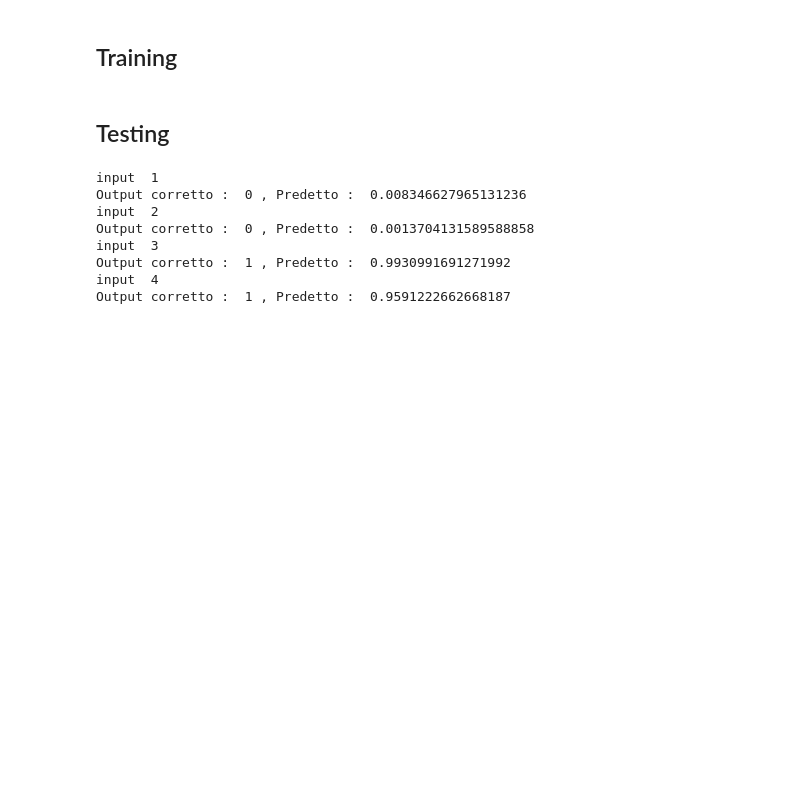
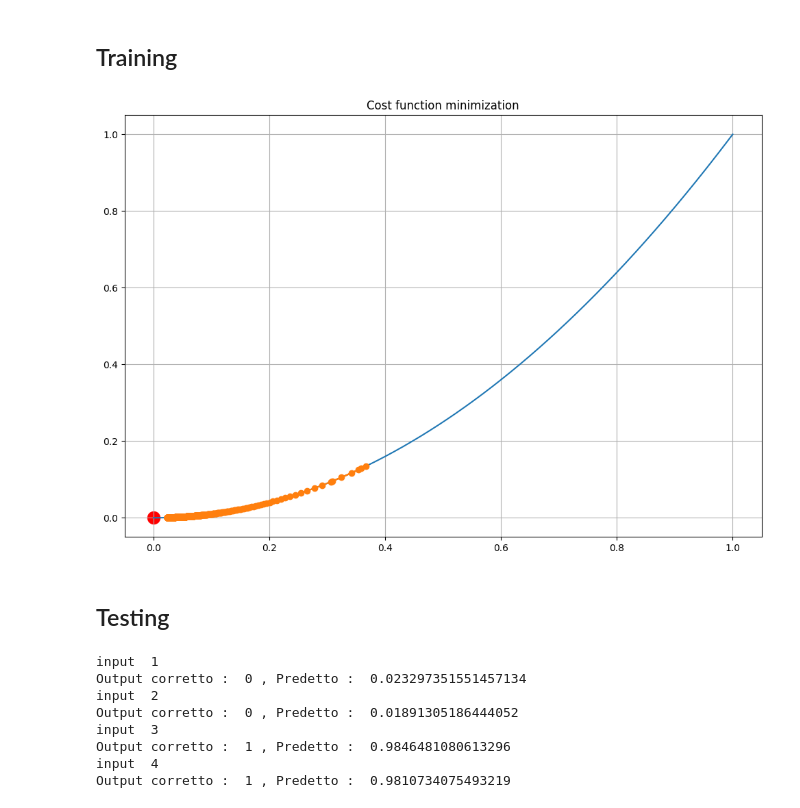
Before and after one commit to Finardi-FS/Neural-Shrimps, a Jupyter notebook: Neural_Network/NN-ex_01.ipynb, the cells around one changed output. Drawn from its saved outputs; the diff is of its cells as text; code cells hidden in the pictures; blank space fills up the shorter version.

```diff
--- a/Neural_Network/NN-ex_01.ipynb
+++ b/Neural_Network/NN-ex_01.ipynb
@@ -125,12 +107,14 @@ epoch = 1000
 # %%
 # Allena il modello in base all'epoca scelta
-for e in range(epoch) :
-    weight = SGD_method(weight, input, correct_output)
-
-# Salva modello
-Trained_Network = {
-    "Weight"         : weight,
-    "correct_Output" : correct_output,
-    "epoch"          : epoch,
-    "input"          : input
-}
+if flag_training:
+    container_w = np.array([weights])
+    for e in range(epoch):
+        weights = SGD_method(weights, f_inputs, correct_outputs)
+        container_w = np.vstack((container_w, weights))
+    # Salva modello
+    Trained_Network = {
+        "Weight"         : weights,
+        "correct_Output" : correct_outputs.T,
+        "epoch"          : [[epoch]],
+        "input"          : f_inputs
+    }
@@ -137,21 +126,49 @@ Trained_Network = {
+# %%
+if flag_training:
+    def cost_func(x, x0):
+        return (x - x0)**2
+
+    x = np.linspace(0, 1, 1000)
+    x0 = 0
+
+    plt.figure(figsize=(12,8))
+
+    plt.grid()
+    plt.plot(x, cost_func(x, x0))
+
+    P = Sigmoid(container_w @ f_inputs[0])
+    E = np.ones(len(P)) * correct_outputs[0]
+    plt.scatter(E[0],0, color='red', linewidth=8)
+    plt.plot(P, cost_func(P, E), marker = 'o')
+    plt.title('Cost function minimization')
+    plt.show()
+# %% [output]
+[figure, added]
 # %% [markdown]
 ## Testing
 # %%
-N = 4
+if flag_testing:
+       file_name_trained = file_name
+       mat_data = loadmat(file_name_trained)
 
-# Ciclo sui 4 vettori di input
-for k in range(N):
-       weighted_sum = weight @ input[k]  # Prodotto scalare tra pesi allenati e input
-       predicted = Sigmoid(weighted_sum)
+       weights          = mat_data['Weight'][0]
+       correct_outputs  = mat_data['correct_Output'].T
+       epoch            = mat_data['epoch'][0][0]
+       f_inputs         = mat_data['input']
 
-       print('input ', k+1)
-       print('Output corretto : ', correct_output[k], ', Predetto : ', predicted)
+       # Ciclo sui 4 vettori di input
+       for k in range(len(f_inputs)):
+              weighted_sum = weights @ f_inputs[k]  # Prodotto scalare tra pesi allenati e input
+              predicted = Sigmoid(weighted_sum)
+
+              print('input ', k+1)
+              print('Output corretto : ', correct_outputs[k,0], ', Predetto : ', predicted)
 # %% [output]
 input  1
-Output corretto :  0 , Predetto :  0.008346627965131236
+Output corretto :  0 , Predetto :  0.023297351551457134
 input  2
-Output corretto :  0 , Predetto :  0.0013704131589588858
+Output corretto :  0 , Predetto :  0.01891305186444052
 input  3
-Output corretto :  1 , Predetto :  0.9930991691271992
+Output corretto :  1 , Predetto :  0.9846481080613296
 input  4
-Output corretto :  1 , Predetto :  0.9591222662668187
+Output corretto :  1 , Predetto :  0.9810734075493219
```
Also changed, not shown: parts of 7 cells of this notebook, 1 other file.
